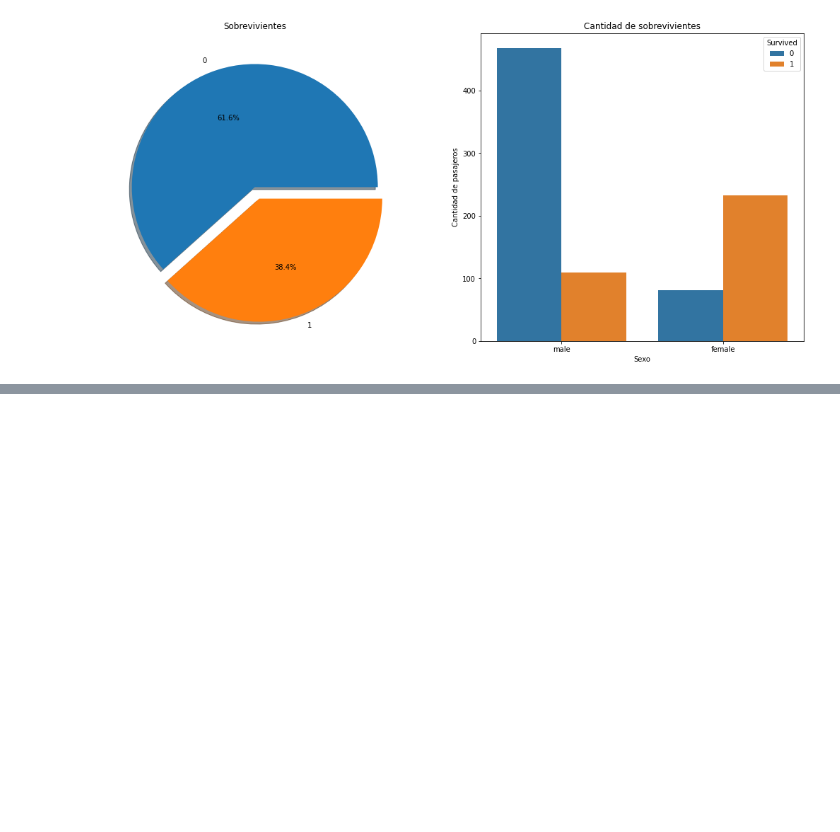
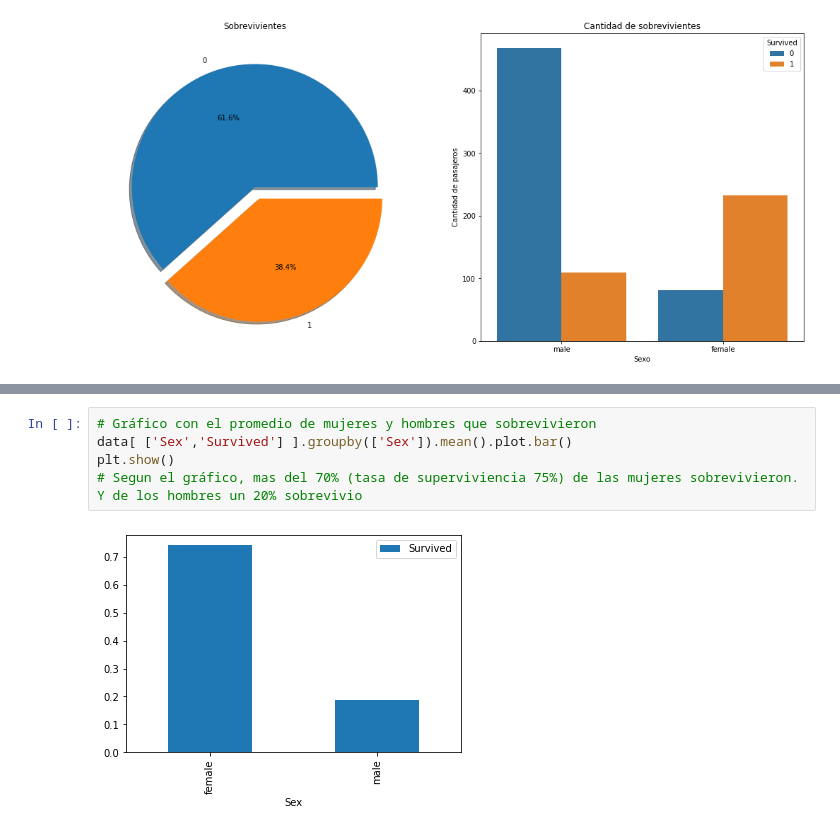
Before and after one commit to willknight27/analisis-datos-titanic, a Jupyter notebook: py-titanic.ipynb, the cells around one changed output, grey strips where cells are left out. Cells and saved outputs as stored; diff of their text form; blank space fills up the shorter version.

```diff
--- a/py-titanic.ipynb
+++ b/py-titanic.ipynb
@@ -71,0 +116,7 @@ Text(0.5, 0, 'Sexo')
+# %%
+# Gráfico con el promedio de mujeres y hombres que sobrevivieron
+data[ ['Sex','Survived'] ].groupby(['Sex']).mean().plot.bar()
+plt.show()
+# Segun el gráfico, mas del 70% (tasa de superviviencia 75%) de las mujeres sobrevivieron. Y de los hombres un 20% sobrevivio
+# %% [output]
+[figure, added]
```
Also changed, not shown: parts of 9 cells of this notebook, 1 other file.
